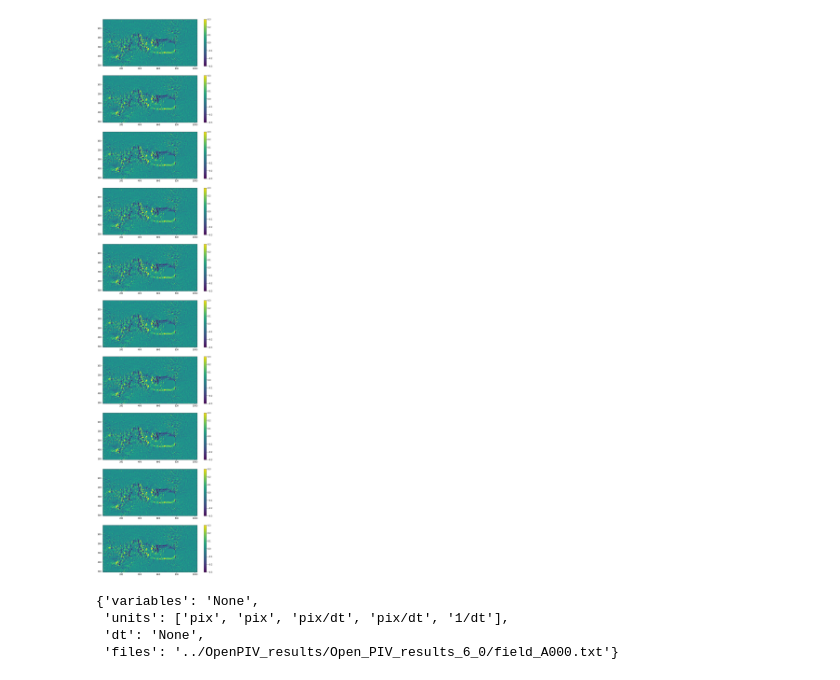
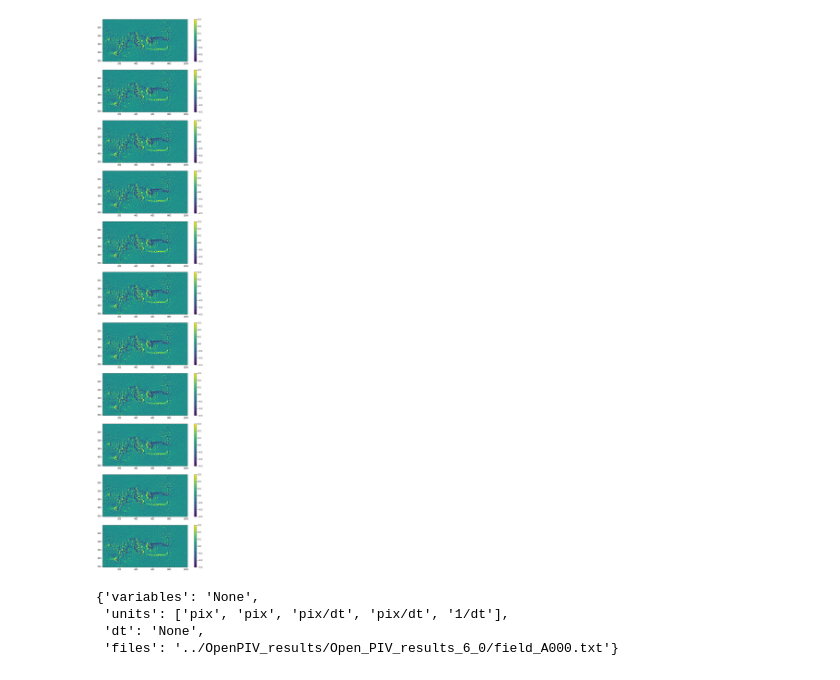
Before and after one commit to alexlib/openpiv_pivlab_von_Karman_data, a Jupyter notebook: OpenPIV/vonKarman_openpiv_pivpy_vorticity.ipynb, the cells around one changed output. Cells and saved outputs as stored; diff of their text form; code cells hidden in the pictures.

```diff
--- a/OpenPIV/vonKarman_openpiv_pivpy_vorticity.ipynb
+++ b/OpenPIV/vonKarman_openpiv_pivpy_vorticity.ipynb
@@ -43,14 +43,14 @@ Attributes:
 # %%
 import matplotlib.pyplot as plt
 # %%
-fig, axs = plt.subplots(10,1,figsize=(12,50))
+fig, axs = plt.subplots(11,1,figsize=(12,50))
 for ax in axs:
     s = ax.pcolor(data.x,data.y,data.w.T.isel(t=0), shading='nearest', vmin=-.3, vmax=.3)
     ax.invert_yaxis()
     ax.set_aspect(1)
     fig.colorbar(s, ax=ax,)
 # %% [output]
-[figure, old version]
+[figure, new version]
 # %%
 # validate attributes before storing
 from numbers import Number
```
Also changed, not shown: parts of 8 cells of this notebook.
